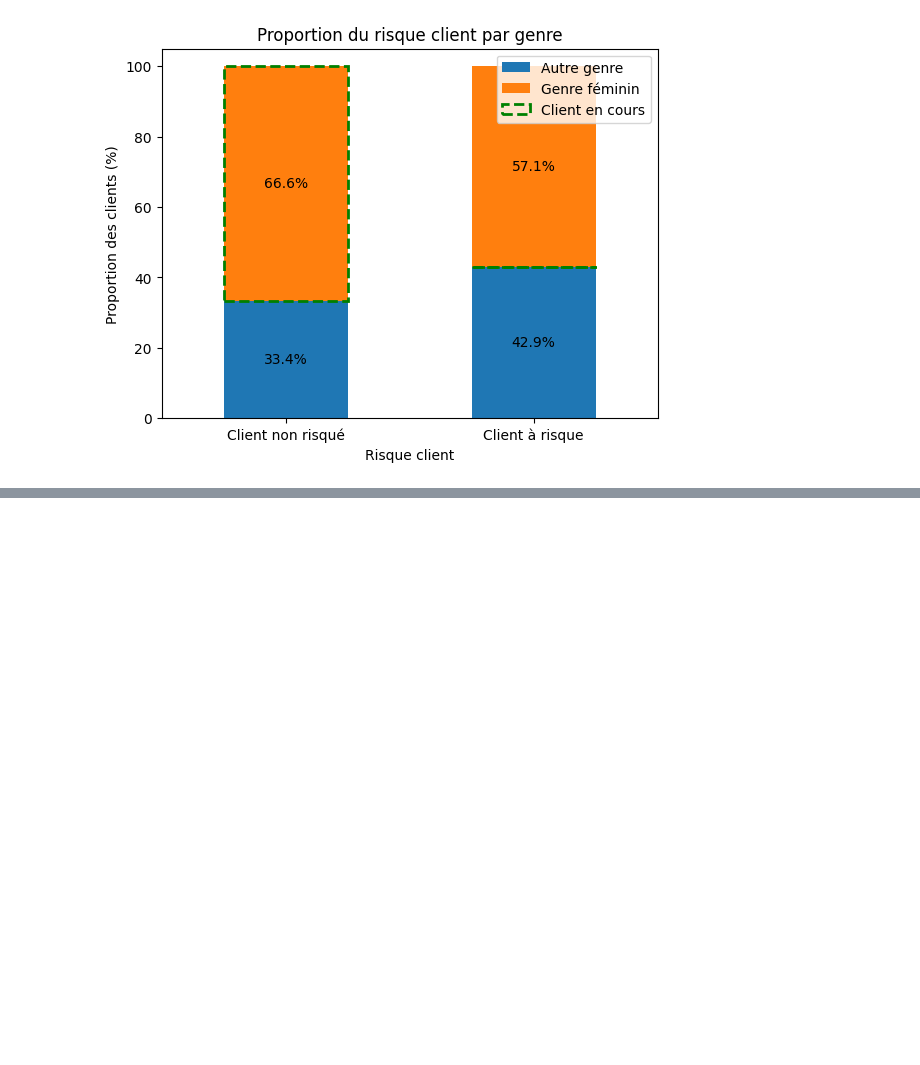
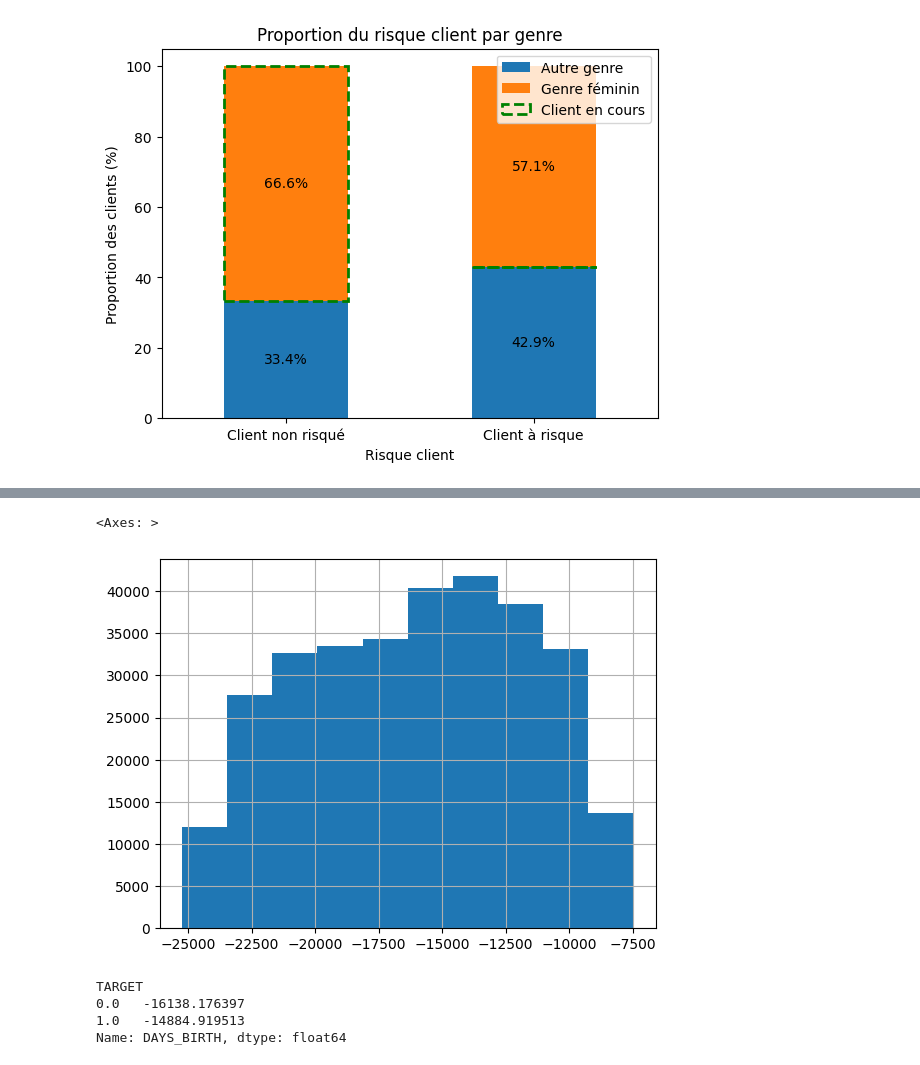
Before and after one commit to gbujo/OpenClassroom-PJ_7, a Jupyter notebook: sources/dashboard/Prepa_dashboard.ipynb, the cells around one changed output, grey strips where cells are left out. Saved outputs shown, nothing was run; the diff lists cells and outputs as text; code cells hidden in the pictures; blank space fills up the shorter version.

```diff
--- a/sources/dashboard/Prepa_dashboard.ipynb
+++ b/sources/dashboard/Prepa_dashboard.ipynb
@@ -395,0 +409,14 @@ plt.show()
+# %%
+feature = 'DAYS_BIRTH'
+data[feature].hist()
+# %% [output]
+<Axes: >
+[figure, added]
+# %%
+data_grouped = data.groupby('TARGET')[feature]
+data_grouped.mean()
+# %% [output]
+TARGET
+0.0   -16138.176397
+1.0   -14884.919513
+Name: DAYS_BIRTH, dtype: float64
```
Also changed, not shown: parts of 13 cells of this notebook, 2 other files.
